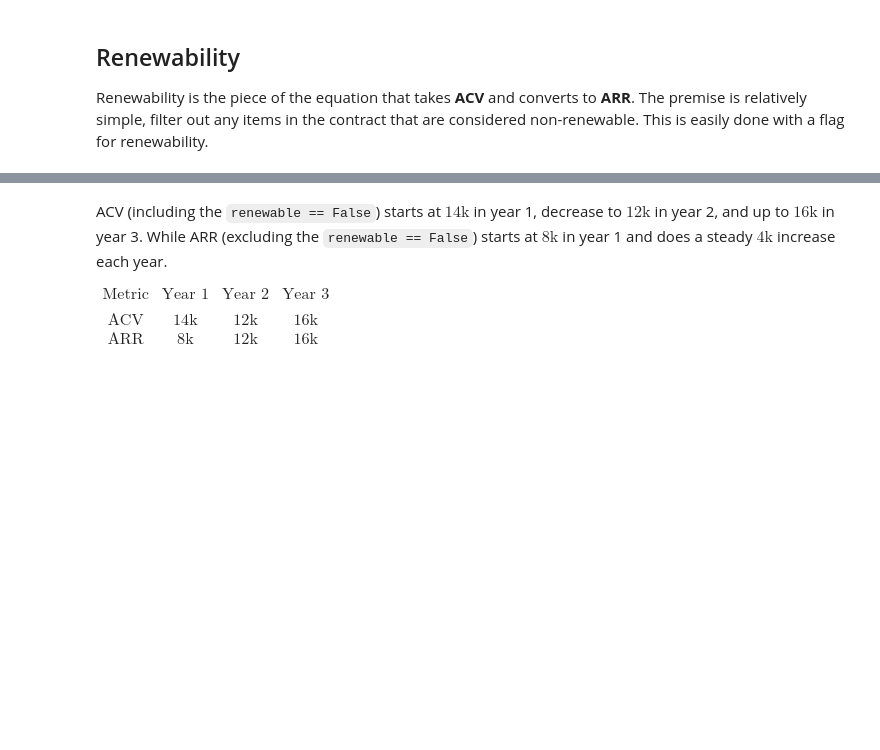
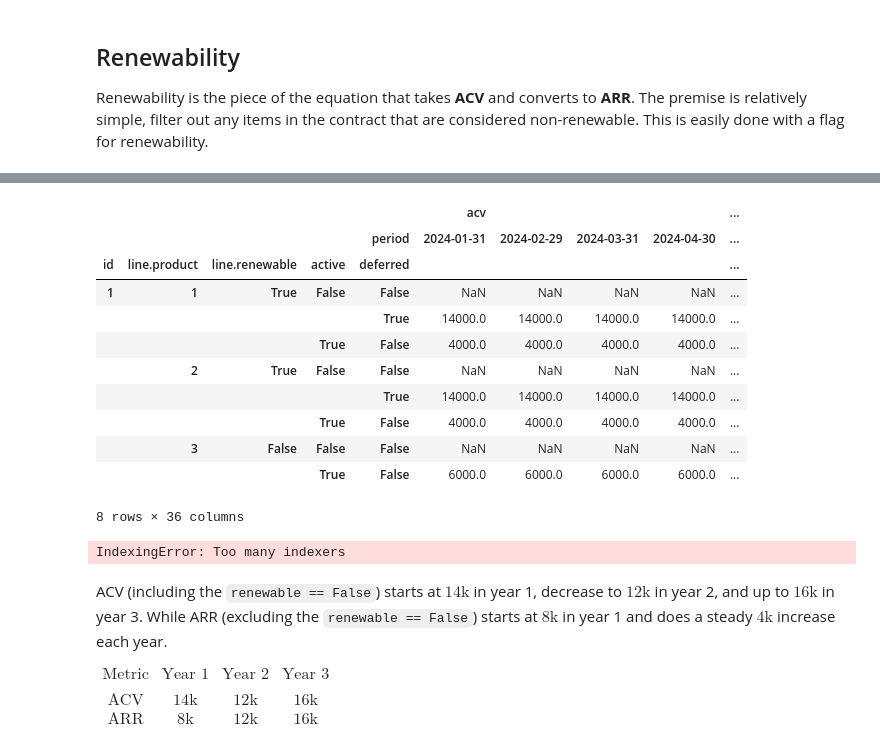
Before and after one commit to Curts0/arr_data_professional, a Jupyter notebook: 4-what-is-arr-part-3.ipynb, the cells around one changed output, grey strips where cells are left out. Saved outputs shown, nothing was run; the diff lists cells and outputs as text; code cells hidden in the pictures; blank space fills up the shorter version.

```diff
--- a/4-what-is-arr-part-3.ipynb
+++ b/4-what-is-arr-part-3.ipynb
@@ -40,5 +54,37 @@ ImportError: cannot import name 'build_contracts_table' from 'arr' (c:\Users\CSt
+# %%
+import pandas as pd
+
+a = ramp_w_onboarding.to_acv_df()
+
+cols = [
+    "period",
+    "id",
+    "line.product",
+    "line.renewable",
+    "active",
+    "deferred"
+]
+
+a[cols+['acv']]
+
+pd.DataFrame(
+    a[cols+['acv']].groupby(cols).sum()
+).unstack(level=0)
+# %% [output]
+|  |  |  |  |  | acv |  |  |  | ... |
+|  |  |  |  | period | 2024-01-31 | 2024-02-29 | 2024-03-31 | 2024-04-30 | ... |
+| id | line.product | line.renewable | active | deferred |  |  |  |  | ... |
+| 1 | 1 | True | False | False | NaN | NaN | NaN | NaN | ... |
+|  |  |  |  | True | 14000.0 | 14000.0 | 14000.0 | 14000.0 | ... |
+|  |  |  | True | False | 4000.0 | 4000.0 | 4000.0 | 4000.0 | ... |
+|  | 2 | True | False | False | NaN | NaN | NaN | NaN | ... |
+|  |  |  |  | True | 14000.0 | 14000.0 | 14000.0 | 14000.0 | ... |
+|  |  |  | True | False | 4000.0 | 4000.0 | 4000.0 | 4000.0 | ... |
+|  | 3 | False | False | False | NaN | NaN | NaN | NaN | ... |
+|  |  |  | True | False | 6000.0 | 6000.0 | 6000.0 | 6000.0 | ... |
+8 rows × 36 columns
 # %%
-acv_table = build_acv_table([ramp_w_onboarding])
+acv_table = ramp_w_onboarding.to_acv_df()
 
 arr_table = acv_table.loc[:, :, True]
 
@@ -50,6 +96,8 @@ display(acv_table)
 
 print("ARR table")
 display(arr_table)
+# %% [output]
+IndexingError: Too many indexers
 # %% [markdown]
 ACV (including the `renewable == False`) starts at $\text{14k}$ in year 1, decrease to $\text{12k}$ in year 2, and up to $\text{16k}$ in year 3. While ARR (excluding the `renewable == False`) starts at $\text{8k}$ in year 1 and does a steady $\text{4k}$ increase each year.
 
```
Also changed, not shown: parts of 1 cell of this notebook, 1 other file.
